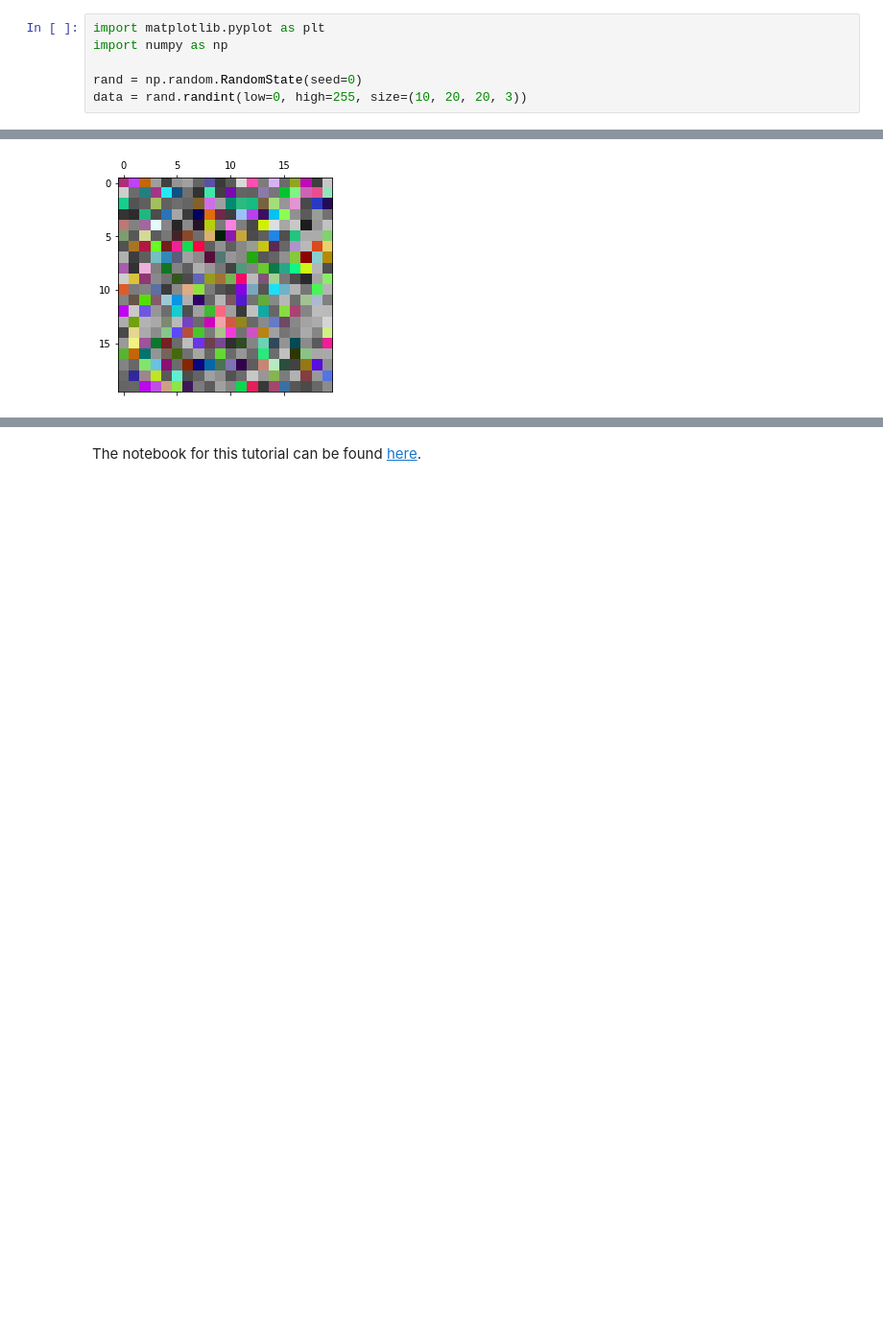
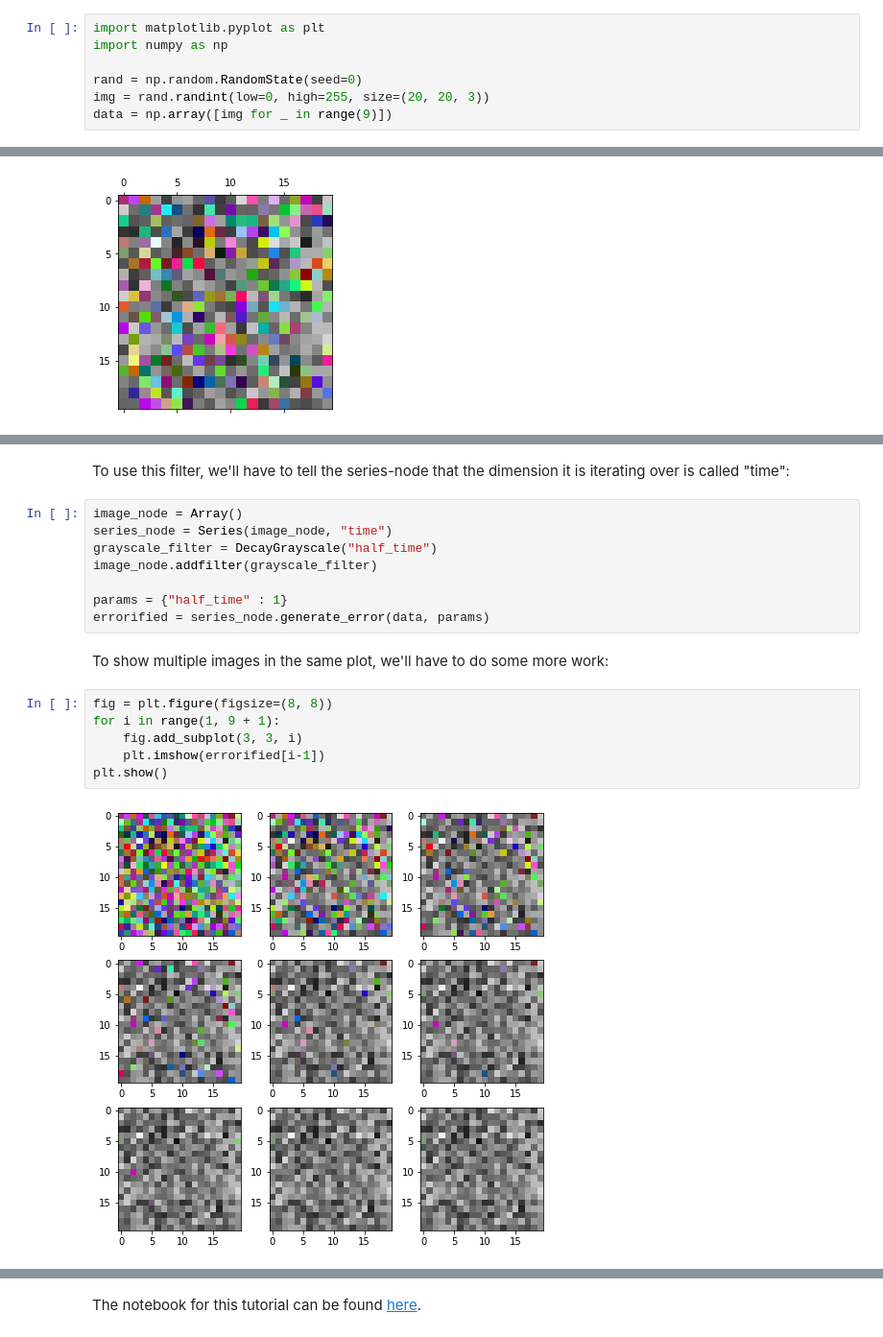
Before and after one commit to dpEmu/dpEmu, a Jupyter notebook: docs/tutorials/Custom_Filters.ipynb, the cells around one changed output, grey strips where cells are left out. Shown at 96% size. Saved outputs shown, nothing was run; the diff lists cells and outputs as text; blank space fills up the shorter version.

Commit message:
write named dims example to custom filters tutorial

```diff
--- a/docs/tutorials/Custom_Filters.ipynb
+++ b/docs/tutorials/Custom_Filters.ipynb
@@ -9,7 +9,8 @@ import matplotlib.pyplot as plt
 import numpy as np
 
 rand = np.random.RandomState(seed=0)
-data = rand.randint(low=0, high=255, size=(10, 20, 20, 3))
+img = rand.randint(low=0, high=255, size=(20, 20, 3))
+data = np.array([img for _ in range(9)])
 # %% [markdown]
 Let's see what these random images look like:
 # %%
@@ -108 +126,21 @@ Just as we wanted it! Now, the only thing we are yet to understand is the "named
+# %% [markdown]
+To use this filter, we'll have to tell the series-node that the dimension it is iterating over is called "time":
+# %%
+image_node = Array()
+series_node = Series(image_node, "time")
+grayscale_filter = DecayGrayscale("half_time")
+image_node.addfilter(grayscale_filter)
+
+params = {"half_time" : 1}
+errorified = series_node.generate_error(data, params)
+# %% [markdown]
+To show multiple images in the same plot, we'll have to do some more work:
+# %%
+fig = plt.figure(figsize=(8, 8))
+for i in range(1, 9 + 1):
+    fig.add_subplot(3, 3, i)
+    plt.imshow(errorified[i-1])
+plt.show()
+# %% [output]
+[figure, added]
 # %% [markdown]
```
Also changed, not shown: parts of 6 cells of this notebook.
